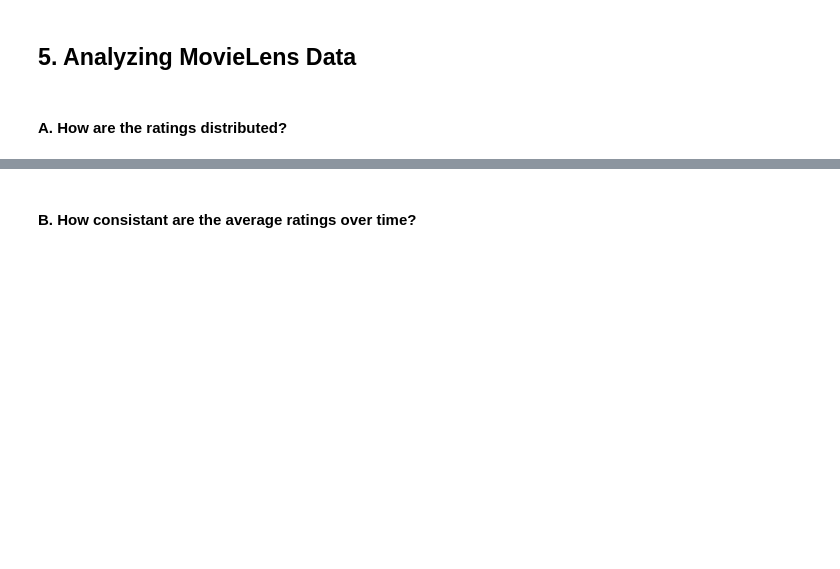
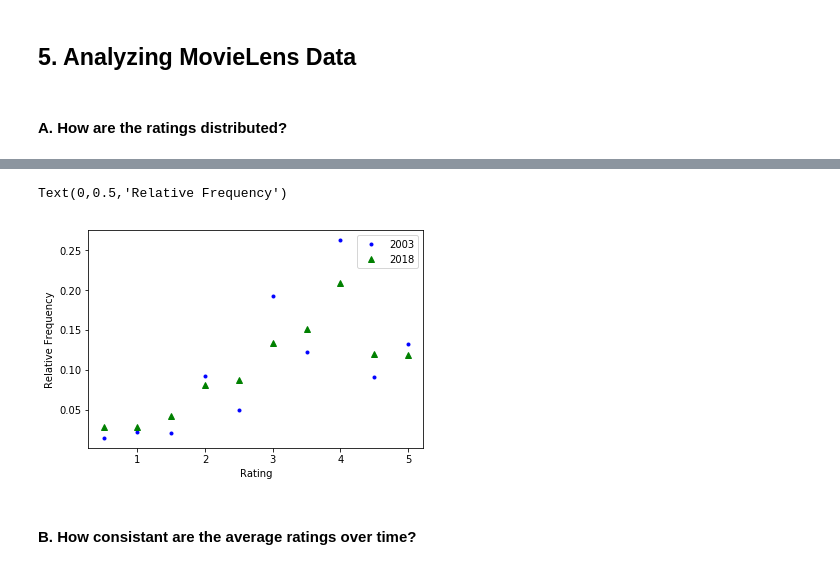
Before and after one commit to ch00226855/CMP464-Fall2019, a Jupyter notebook: Week4_DataFrame_Part1_Ex.ipynb, the cells around one changed output, grey strips where cells are left out. Drawn from its saved outputs; the diff is of its cells as text; code cells hidden in the pictures; blank space fills up the shorter version.

```diff
--- a/Week4_DataFrame_Part1_Ex.ipynb
+++ b/Week4_DataFrame_Part1_Ex.ipynb
@@ -497,0 +653,4 @@ print(rating_frequencies)
+# %%
+# find rating frequencies of the subset
+rating_freq_2018 = ratings_2018['rating'].value_counts()
+print(rating_freq_2018)
@@ -498,3 +669,14 @@ print(rating_frequencies)
+# %%
+# What are the rating frequencies in 2003?
+rating_freq_2003 = ratings_df[ratings_df['Year'] == 2003]['rating'].value_counts()
+plt.plot(rating_freq_2003 / np.sum(rating_freq_2003), 'b.', label="2003")
+plt.plot(rating_freq_2018 / np.sum(rating_freq_2018), 'g^', label="2018")
+plt.legend()
+plt.xlabel("Rating")
+plt.ylabel("Relative Frequency")
+# %% [output]
+Text(0,0.5,'Relative Frequency')
+[figure, added]
 # %% [markdown]
 #### B. How consistant are the average ratings over time?
 # %%
```
Also changed, not shown: parts of 40 cells of this notebook.
